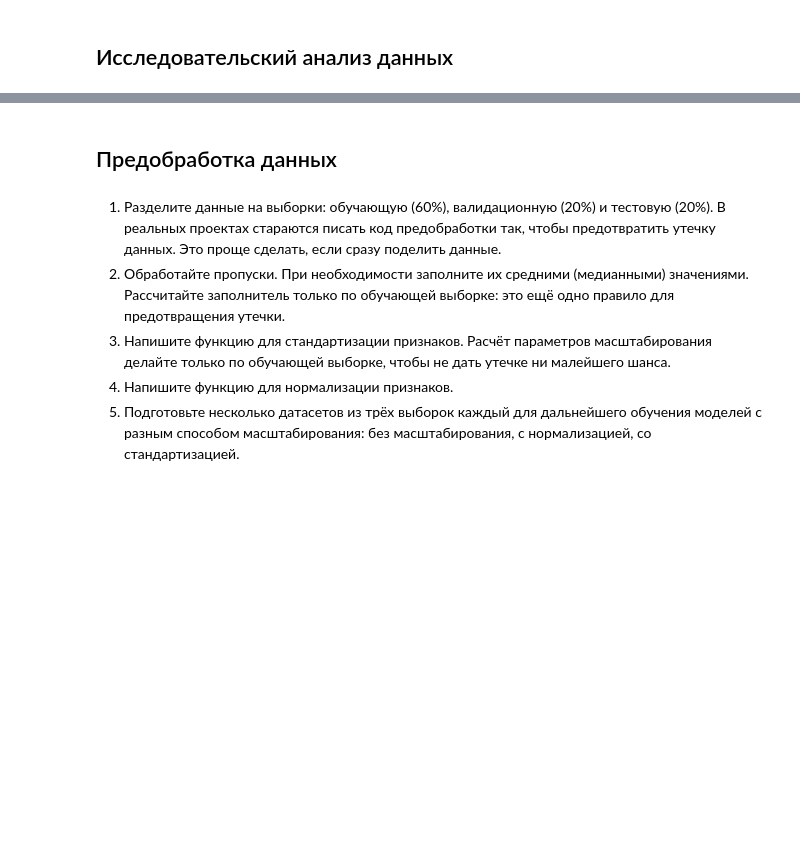
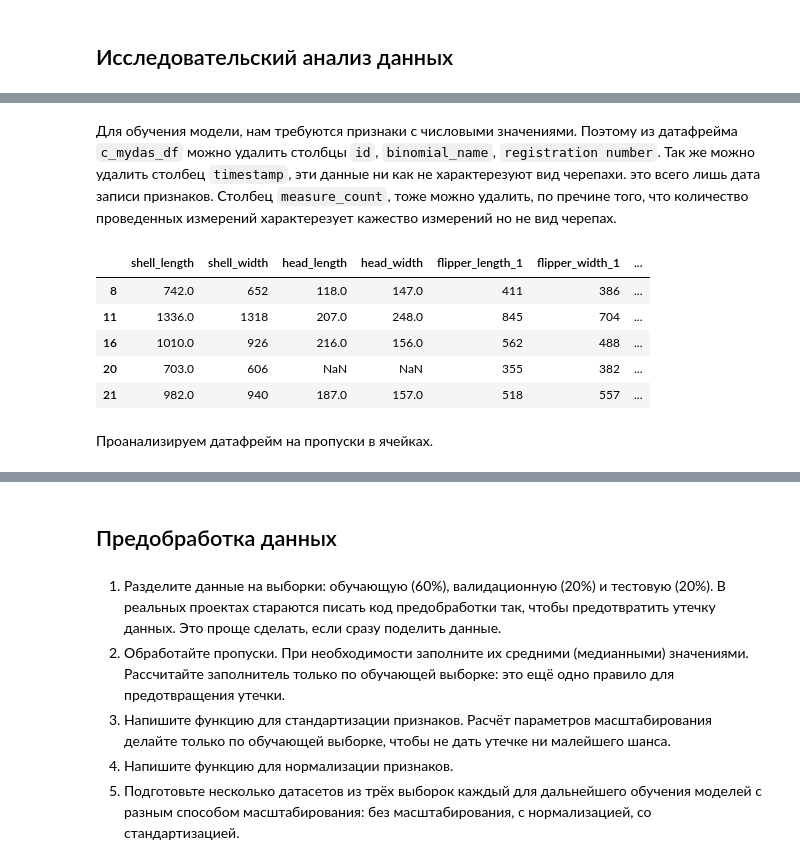
Before and after one commit to MEYakunin/Sprint10_Tortilla_Center, a Jupyter notebook: Sprint10_Tortilla_Center_Yakunin_Mikl.ipynb, the cells around one changed output, grey strips where cells are left out. Saved outputs shown, nothing was run; the diff lists cells and outputs as text; code cells hidden in the pictures; blank space fills up the shorter version.

```diff
--- a/Sprint10_Tortilla_Center_Yakunin_Mikl.ipynb
+++ b/Sprint10_Tortilla_Center_Yakunin_Mikl.ipynb
@@ -59,0 +174,19 @@ import pandas as pd
+# %%
+# Удаляем строки с явными дубликатами
+c_mydas_df.drop_duplicates(subset=['registration number'], inplace=True)
+# %% [markdown]
+Для обучения модели, нам требуются признаки с числовыми значениями. Поэтому из датафрейма `c_mydas_df` можно удалить столбцы `id`, `binomial_name`, `registration number`.
+Так же можно удалить столбец `timestamp`, эти данные ни как не характерезуют вид черепахи. это всего лишь дата записи признаков. Столбец `measure_count`, тоже можно удалить, по пречине того, что количество проведенных измерений характерезует кажество измерений но не вид черепах.
+# %%
+# Производим удаление не информативных признаков из датафрейма
+c_mydas_df = c_mydas_df.drop(columns=['id', 'binomial_name', 'registration number', 'measure_count', 'timestamp'])
+c_mydas_df.head(5)
+# %% [output]
+|  | shell_length | shell_width | head_length | head_width | flipper_length_1 | flipper_width_1 | ... |
+| 8 | 742.0 | 652 | 118.0 | 147.0 | 411 | 386 | ... |
+| 11 | 1336.0 | 1318 | 207.0 | 248.0 | 845 | 704 | ... |
+| 16 | 1010.0 | 926 | 216.0 | 156.0 | 562 | 488 | ... |
+| 20 | 703.0 | 606 | NaN | NaN | 355 | 382 | ... |
+| 21 | 982.0 | 940 | 187.0 | 157.0 | 518 | 557 | ... |
+# %% [markdown]
+Проанализируем датафрейм на пропуски в ячейках.
```
Also changed, not shown: parts of 17 cells of this notebook.
